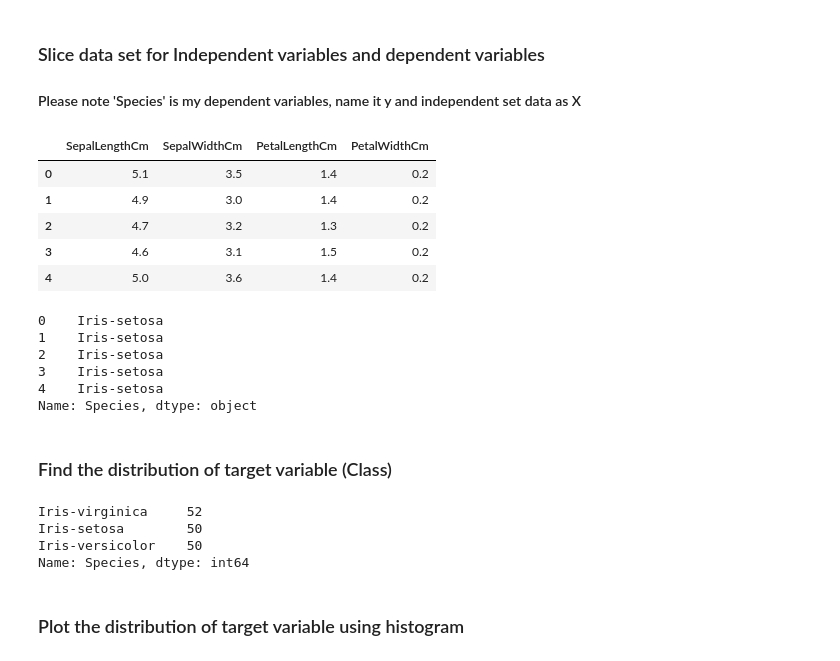
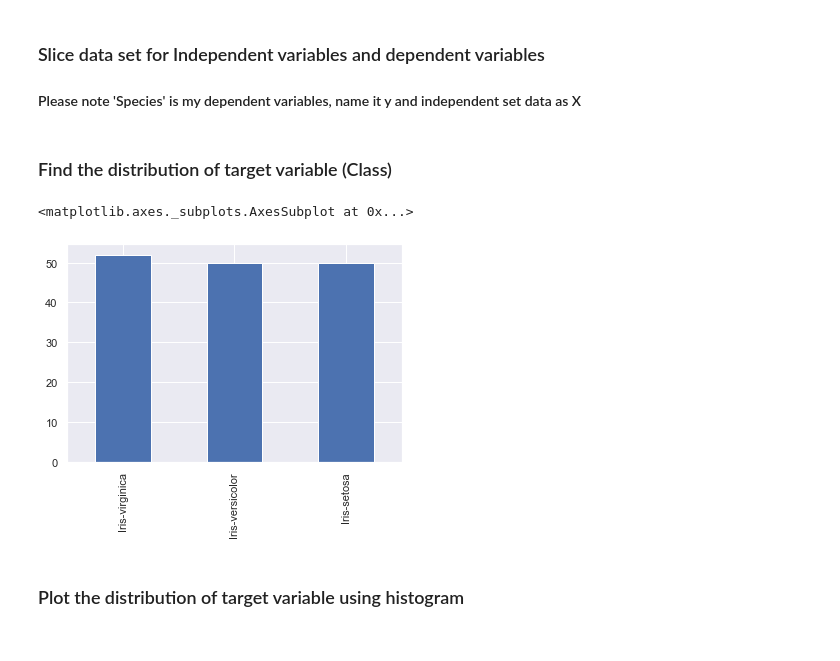
Before and after one commit to rohitlalwani-57/Projects, a Jupyter notebook: R3_External_Lab_Logistic_and_Naive_bayes_questions.ipynb, the cells around one changed output. Cells and saved outputs as stored; diff of their text form; code cells hidden in the pictures.

```diff
--- a/R3_External_Lab_Logistic_and_Naive_bayes_questions.ipynb
+++ b/R3_External_Lab_Logistic_and_Naive_bayes_questions.ipynb
@@ -355,33 +317,14 @@ iris.head()
 ### Slice data set for Independent variables and dependent variables
 #### Please note 'Species' is my dependent variables, name it y and independent set data as X
 # %%
-X = iris.drop(['Species'], axis=1)
-X.head()
+D = Iris_df['Species']
+I = Iris_df.drop(['Species'], axis=1)
-# %% [output]
-|  | SepalLengthCm | SepalWidthCm | PetalLengthCm | PetalWidthCm |
-| 0 | 5.1 | 3.5 | 1.4 | 0.2 |
-| 1 | 4.9 | 3.0 | 1.4 | 0.2 |
-| 2 | 4.7 | 3.2 | 1.3 | 0.2 |
-| 3 | 4.6 | 3.1 | 1.5 | 0.2 |
-| 4 | 5.0 | 3.6 | 1.4 | 0.2 |
-# %%
-y = iris['Species']
-y.head()
-# %% [output]
-0    Iris-setosa
-1    Iris-setosa
-2    Iris-setosa
-3    Iris-setosa
-4    Iris-setosa
-Name: Species, dtype: object
 # %% [markdown]
 ### Find the distribution of target variable (Class)
 # %%
-pd.value_counts(iris["Species"])
+pd.value_counts(Iris_df["Species"]).plot(kind="bar")
 # %% [output]
-Iris-virginica     52
-Iris-setosa        50
-Iris-versicolor    50
-Name: Species, dtype: int64
+<matplotlib.axes._subplots.AxesSubplot at 0x...>
+[figure, added]
 # %% [markdown]
 ### Plot the distribution of target variable using histogram
```
Also changed, not shown: parts of 63 cells of this notebook, 4 other files.
